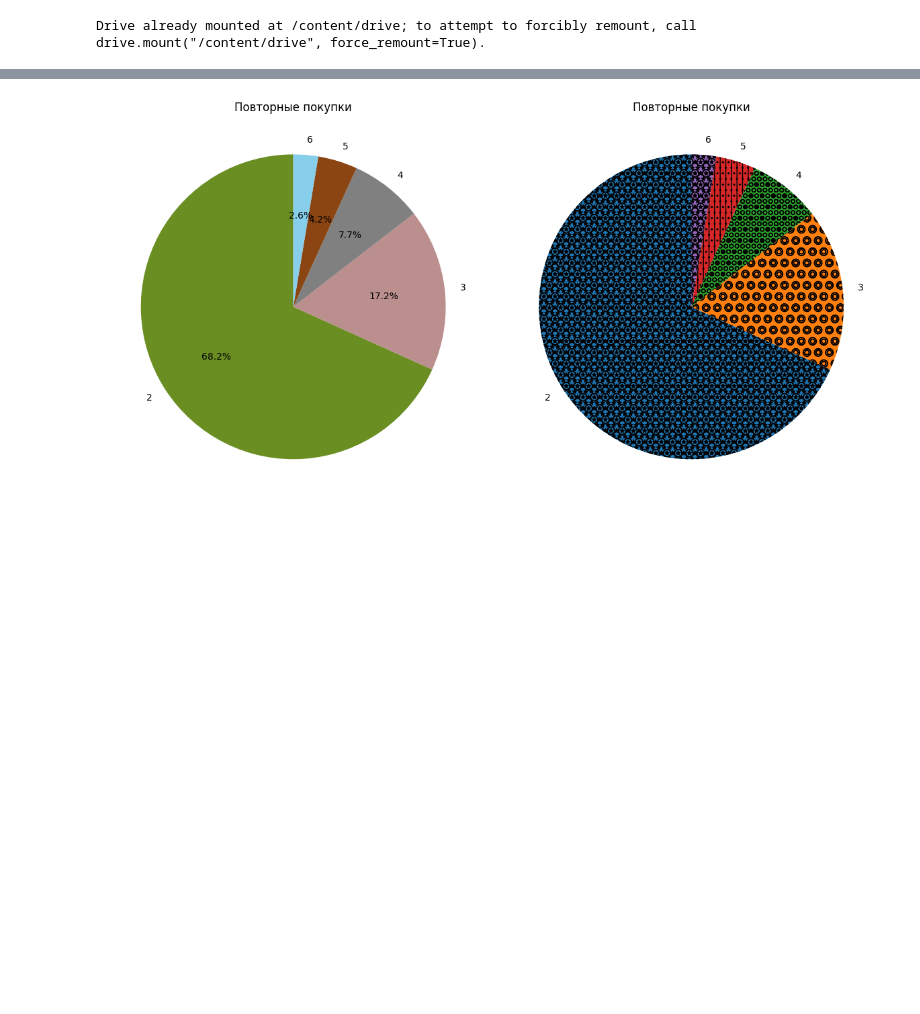
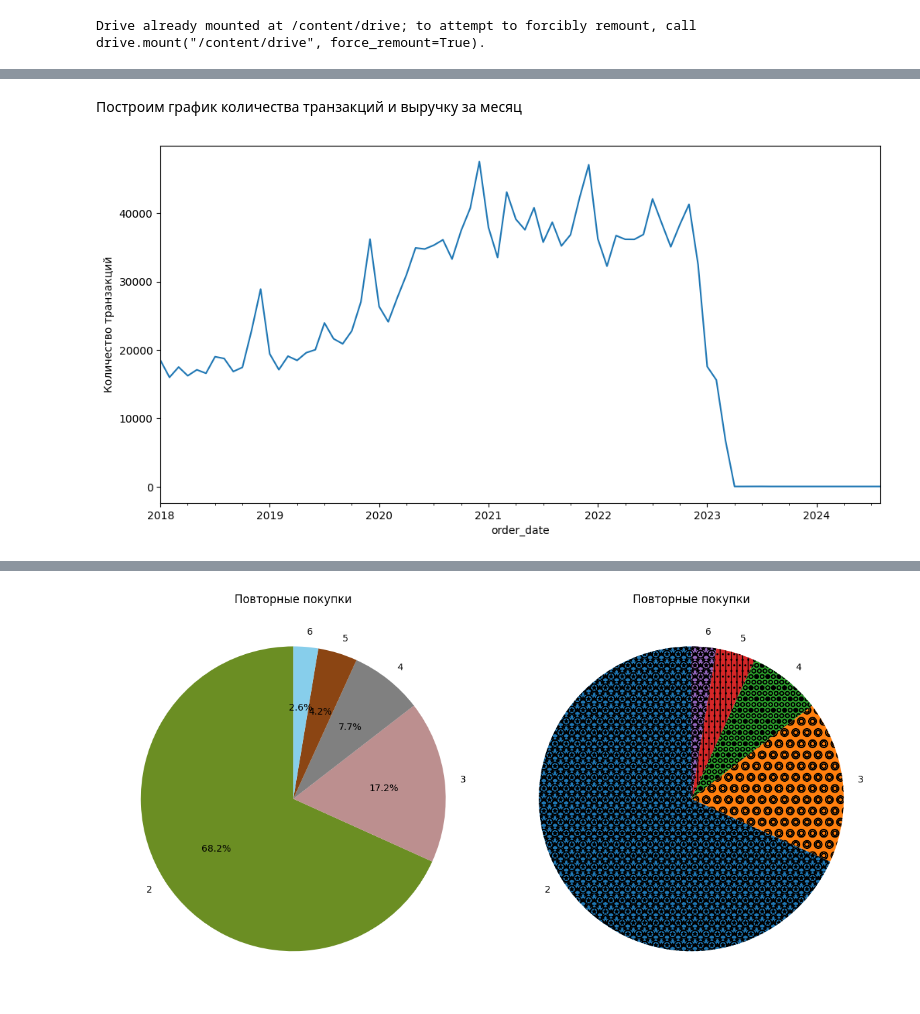
Before and after one commit to arlinrus/vkr, a Jupyter notebook: diplom.ipynb, the cells around one changed output, grey strips where cells are left out. Saved outputs shown, nothing was run; the diff lists cells and outputs as text; code cells hidden in the pictures; blank space fills up the shorter version.

```diff
--- a/diplom.ipynb
+++ b/diplom.ipynb
@@ -274,0 +184,12 @@ labels = [str(i) for i in pie_data.index]
+# %%
+month_orders = df.set_index('order_date').resample('M')['user_id'].count()
+month_revenue = df.set_index('order_date').resample('M')['total_price'].sum()
+# %% [markdown]
+Построим график количества транзакций и выручку за месяц
+# %%
+plt.figure(figsize=(12,6))
+month_orders.plot()
+plt.ylabel('Количество транзакций')
+plt.show()
+# %% [output]
+[figure, added]
```
Also changed, not shown: parts of 87 cells of this notebook.
